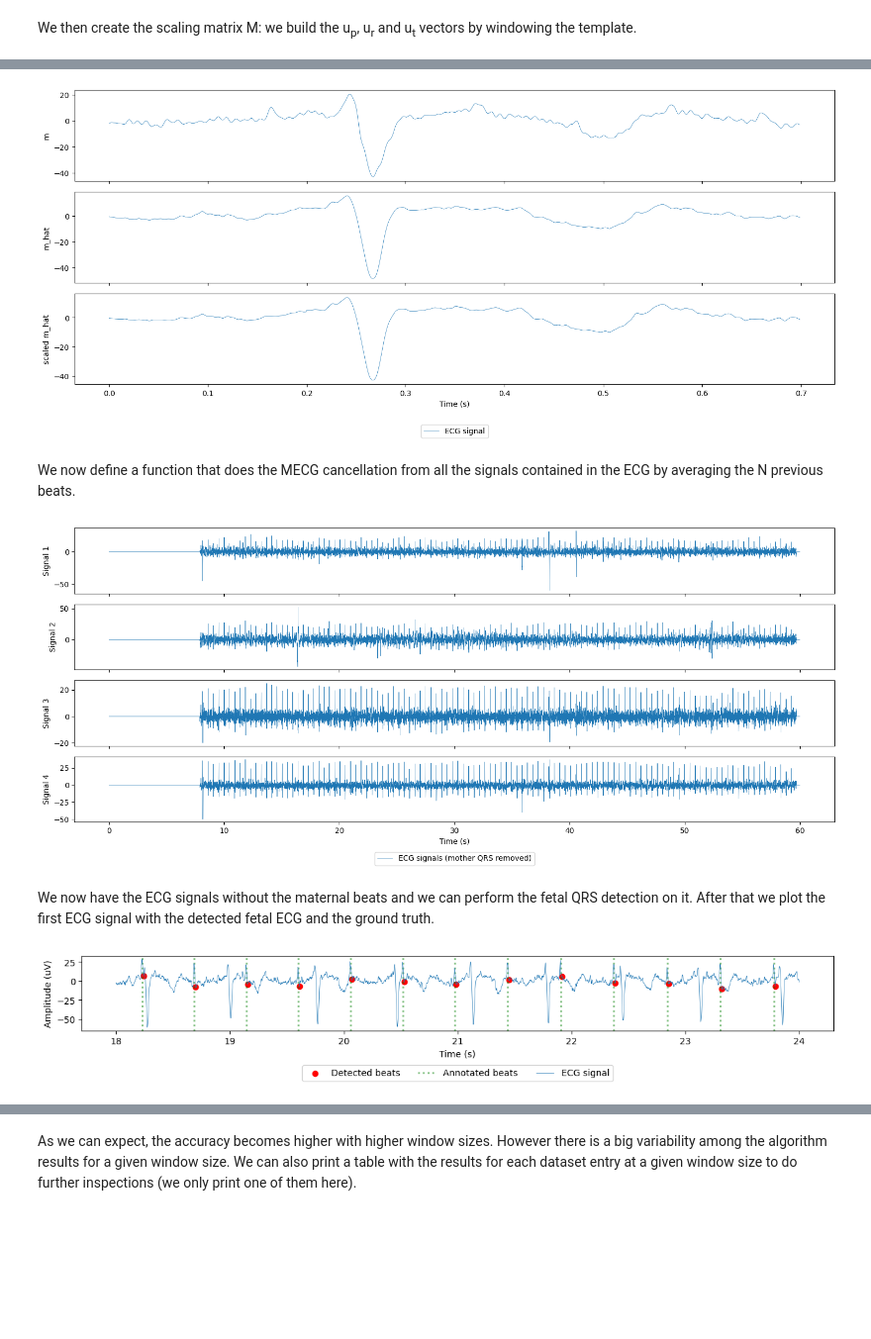
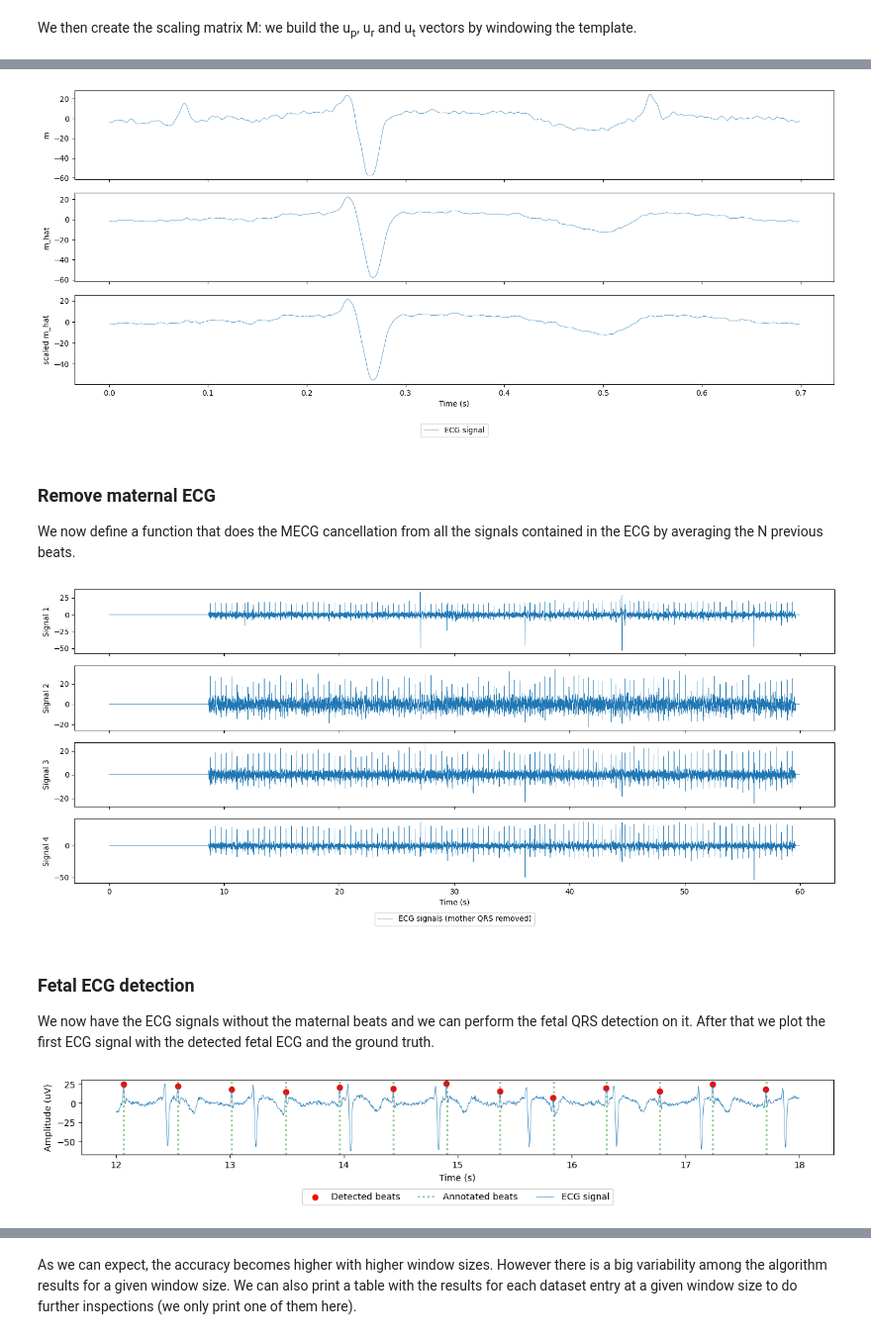
Before and after one commit to carlo-monti/Fetal_ECG_2024, a Jupyter notebook: BSP_project.ipynb, the cells around one changed output, grey strips where cells are left out. Shown at 99% size. Saved outputs shown, nothing was run; the diff lists cells and outputs as text; code cells hidden in the pictures; blank space fills up the shorter version.

```diff
--- a/BSP_project.ipynb
+++ b/BSP_project.ipynb
@@ -27,8 +30,8 @@ from plot_functions import plot_signal, plot_signal_annotations, plot_error_time
 # "./data/set-a-ext-text/"
 DATA_FOLDER = "./data/set-a-text/"
 # This is the dataset entry that we will use as an example.
-# n°1 is a poor entry while n°5 gives a high performance
-EXAMPLE_N = 5
+# n°1 is a poor entry while n°6 gives a high performance
+EXAMPLE_N = 4
 
 # Sampling frequency of the dataset
 Fs = 1000
@@ -352,8 +367,9 @@ scaled_mecg_template = np.matmul(M,a)
 
 plot_signal(np.array([m,mecg_template,scaled_mecg_template]),UP_Fs,signals_labels=["m","m_hat","scaled m_hat"],row_height=2)
 # %% [output]
-[figure, old version]
+[figure, new version]
 # %% [markdown]
+### Remove maternal ECG
 We now define a function that does the MECG cancellation from all the signals contained in the ECG by averaging the N previous beats.
 # %%
 def mecg_removal(m_ecgs, peaks, N, fs, p_wave, t_wave):
@@ -401,17 +417,18 @@ fecgs, _ , start_at = mecg_removal(ecgs,mother_peaks,N_AVERAGE,UP_Fs,P_WAVE,T_WA
 
 plot_signal(fecgs,UP_Fs,signal_type="ECG signals (mother QRS removed)")
 # %% [output]
-[figure, old version]
+[figure, new version]
 # %% [markdown]
+### Fetal ECG detection
 We now have the ECG signals without the maternal beats and we can perform the fetal QRS detection on it. After that we plot the first ECG signal with the detected fetal ECG and the ground truth.
 # %%
-PEAKS_DISTANCE_FETUS = 0.325 # ~180 bpm
+PEAKS_DISTANCE_FETUS = 0.333 # ~180 bpm
 BEFORE_PEAK_FETUS = 0.05
 AFTER_PEAK_FETUS = 0.05
 
 fetus_peaks = qrs_detection(fecgs,UP_Fs,PEAKS_DISTANCE_FETUS,BEFORE_PEAK_FETUS,AFTER_PEAK_FETUS)
 
-plot_signal_annotations(ecgs[0],fetus_peaks,UP_Fs,3,10,f_annot_scaled)
+plot_signal_annotations(ecgs[0],fetus_peaks,UP_Fs,2,10,f_annot_scaled)
 # %% [output]
-[figure, old version]
+[figure, new version]
 # %% [markdown]
```
Also changed, not shown: parts of 30 cells of this notebook, 1 other file.
